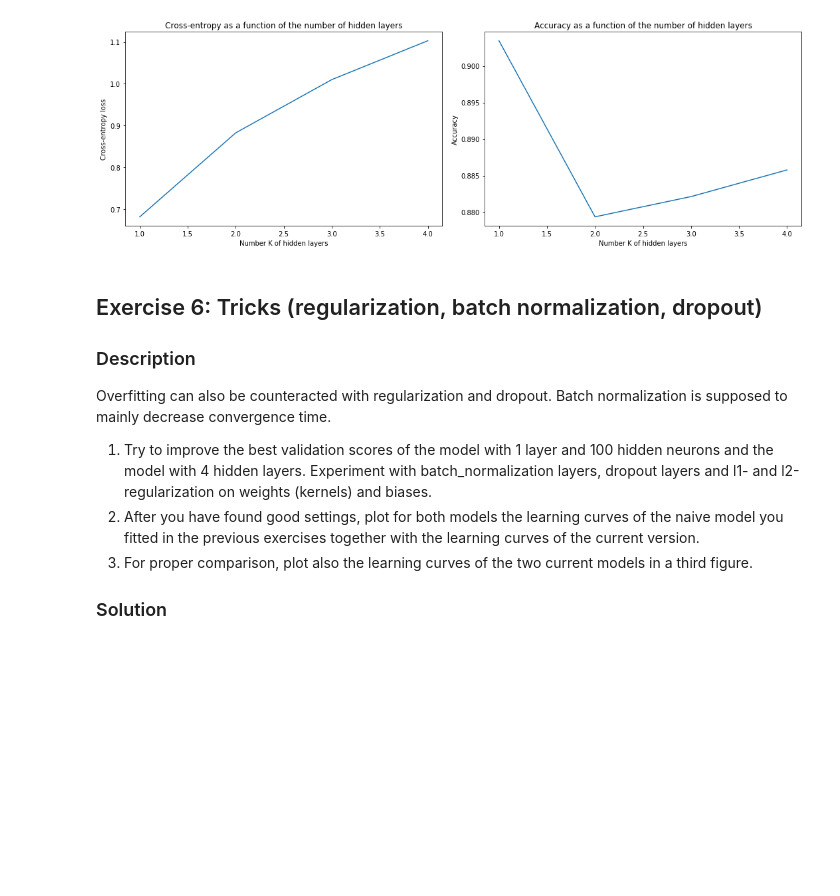
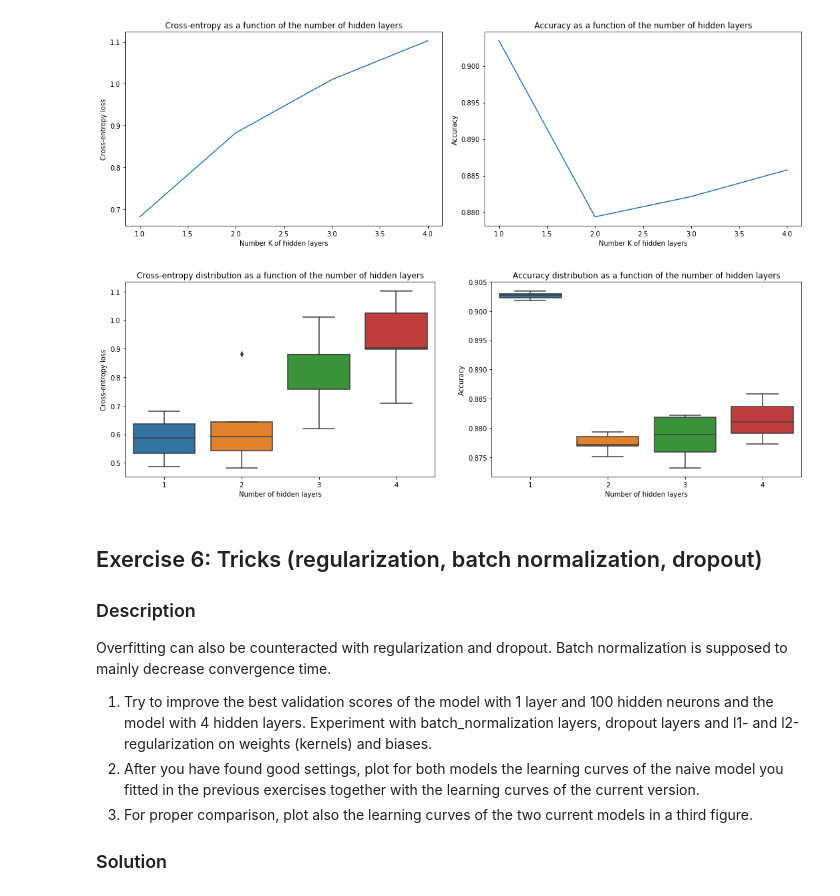
Before and after one commit to SSappy/ANN-Project-1, a Jupyter notebook: miniproject1.ipynb, the cells around one changed output. Cells and saved outputs as stored; diff of their text form; code cells hidden in the pictures; blank space fills up the shorter version.

Commit message:
Ex 5 : boxplots

```diff
--- a/miniproject1.ipynb
+++ b/miniproject1.ipynb
@@ -954,8 +954,8 @@ accuracy_scores = load_obj('ex5_accs')
 loss_scores = np.array(loss_scores)
 accuracy_scores = np.array(accuracy_scores)
 
-loss_scores = np.max(loss_scores, axis=(1, 2))
-accuracy_scores = np.max(accuracy_scores, axis=(1, 2))
+max_loss_scores = np.max(loss_scores, axis=(1, 2))
+max_accuracy_scores = np.max(accuracy_scores, axis=(1, 2))
 # %%
 fig, ax = plt.subplots(1, 2, figsize=(15,5))
 
@@ -981,3 +977,28 @@ import seaborn as sns
+# %%
+import seaborn as sns
+
+distr_loss_scores = np.max(loss_scores, axis=2)
+distr_accuracy_scores = np.max(accuracy_scores, axis=2)
+
+fig, ax = plt.subplots(1, 2, figsize=(15,5))
+
+sns.boxplot(data=distr_loss_scores.T, ax=ax[0])
+ax[0].set_title('Cross-entropy distribution as a function of the number of hidden layers')
+ax[0].set_ylabel('Cross-entropy loss')
+ax[0].set_xlabel('Number of hidden layers')
+ax[0].set_xticklabels([1, 2, 3, 4], fontsize=10)
+
+sns.boxplot(data=distr_accuracy_scores.T, ax=ax[1])
+ax[1].set_title('Accuracy distribution as a function of the number of hidden layers')
+ax[1].set_ylabel('Accuracy')
+ax[1].set_xlabel('Number of hidden layers')
+ax[1].set_xticklabels([1, 2, 3, 4], fontsize=10)
+
+plt.tight_layout()
+
+plt.show()
+# %% [output]
+[figure, added]
 # %% [markdown]
 ## Exercise 6: Tricks (regularization, batch normalization, dropout)
 
```
Also changed, not shown: parts of 5 cells of this notebook.
